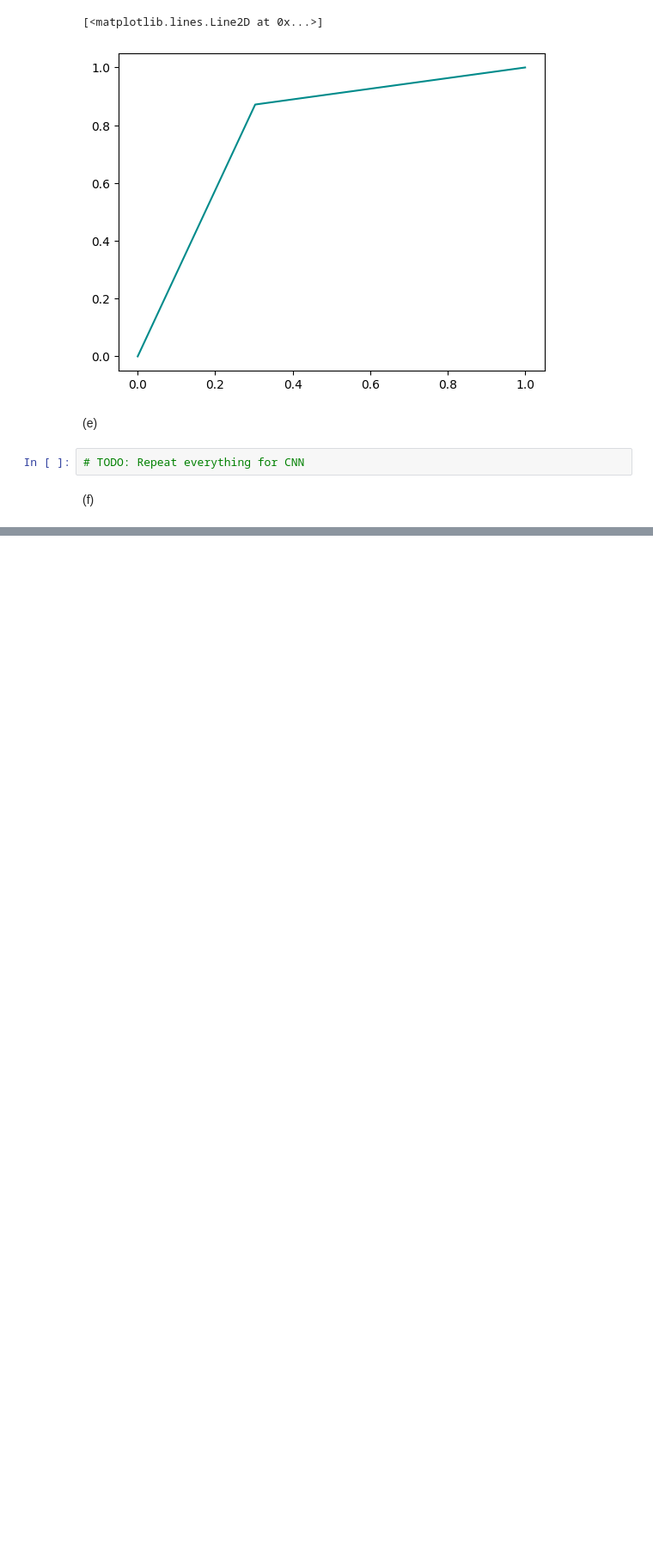
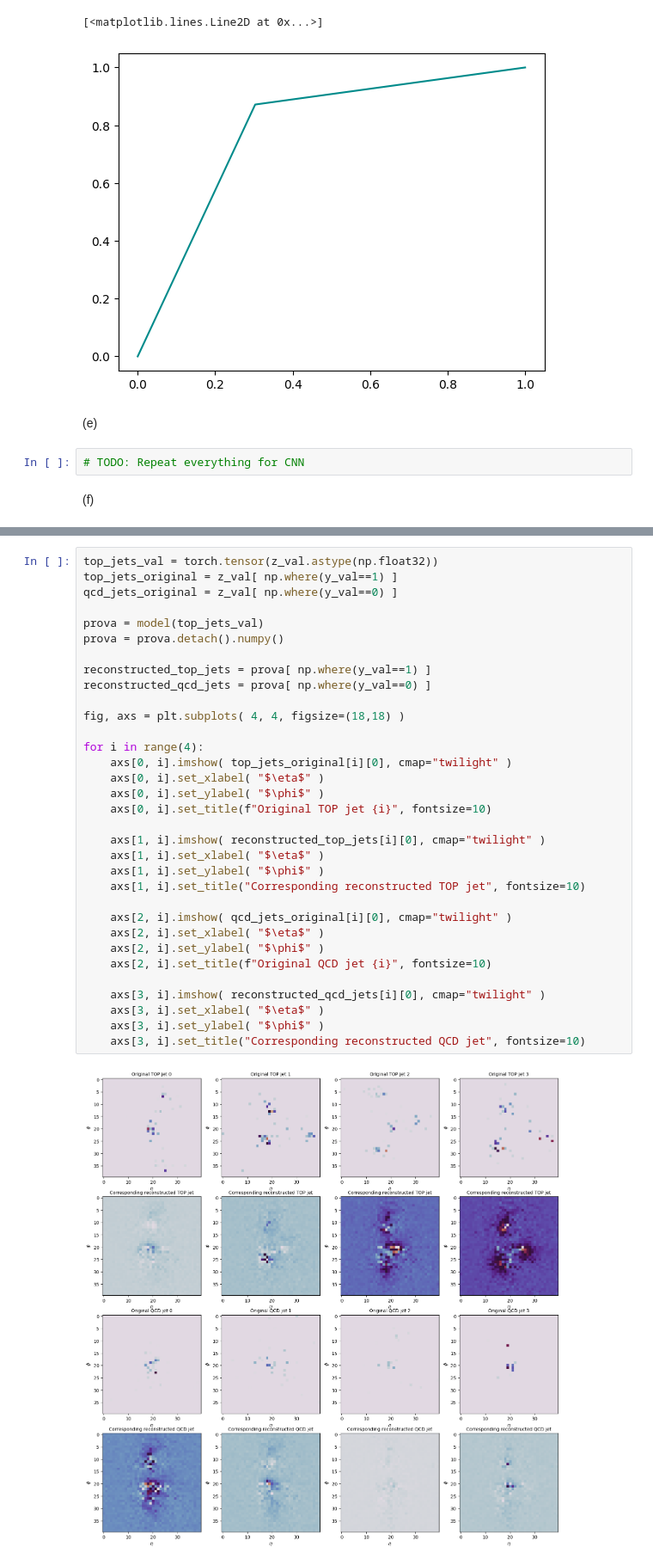
Before and after one commit to S3gmentati0nFault/autoencoders, a Jupyter notebook: sheet08.ipynb, the cells around one changed output, grey strips where cells are left out. Shown at 86% size. Cells and saved outputs as stored; diff of their text form; blank space fills up the shorter version.

```diff
--- a/sheet08.ipynb
+++ b/sheet08.ipynb
@@ -509,0 +554,35 @@ plt.plot(fpr, tpr, c="darkcyan")
+# %%
+top_jets_val = torch.tensor(z_val.astype(np.float32))
+top_jets_original = z_val[ np.where(y_val==1) ]
+qcd_jets_original = z_val[ np.where(y_val==0) ]
+
+prova = model(top_jets_val)
+prova = prova.detach().numpy()
+
+reconstructed_top_jets = prova[ np.where(y_val==1) ]
+reconstructed_qcd_jets = prova[ np.where(y_val==0) ]
+
+fig, axs = plt.subplots( 4, 4, figsize=(18,18) )
+
+for i in range(4):
+    axs[0, i].imshow( top_jets_original[i][0], cmap="twilight" )
+    axs[0, i].set_xlabel( "$\eta$" )
+    axs[0, i].set_ylabel( "$\phi$" )
+    axs[0, i].set_title(f"Original TOP jet {i}", fontsize=10)
+
+    axs[1, i].imshow( reconstructed_top_jets[i][0], cmap="twilight" )
+    axs[1, i].set_xlabel( "$\eta$" )
+    axs[1, i].set_ylabel( "$\phi$" )
+    axs[1, i].set_title("Corresponding reconstructed TOP jet", fontsize=10)
+
+    axs[2, i].imshow( qcd_jets_original[i][0], cmap="twilight" )
+    axs[2, i].set_xlabel( "$\eta$" )
+    axs[2, i].set_ylabel( "$\phi$" )
+    axs[2, i].set_title(f"Original QCD jet {i}", fontsize=10)
+
+    axs[3, i].imshow( reconstructed_qcd_jets[i][0], cmap="twilight" )
+    axs[3, i].set_xlabel( "$\eta$" )
+    axs[3, i].set_ylabel( "$\phi$" )
+    axs[3, i].set_title("Corresponding reconstructed QCD jet", fontsize=10)
+# %% [output]
+[figure, added]
```
Also changed, not shown: parts of 10 cells of this notebook.
